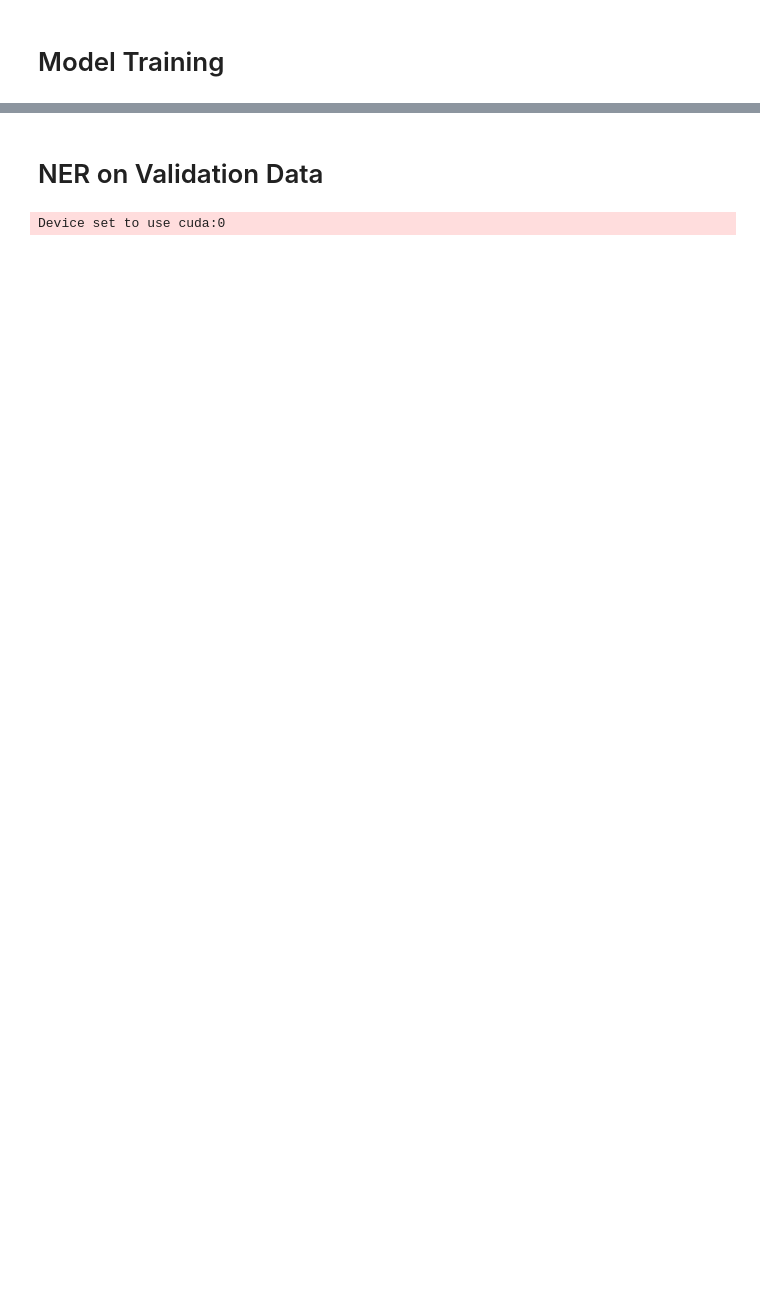
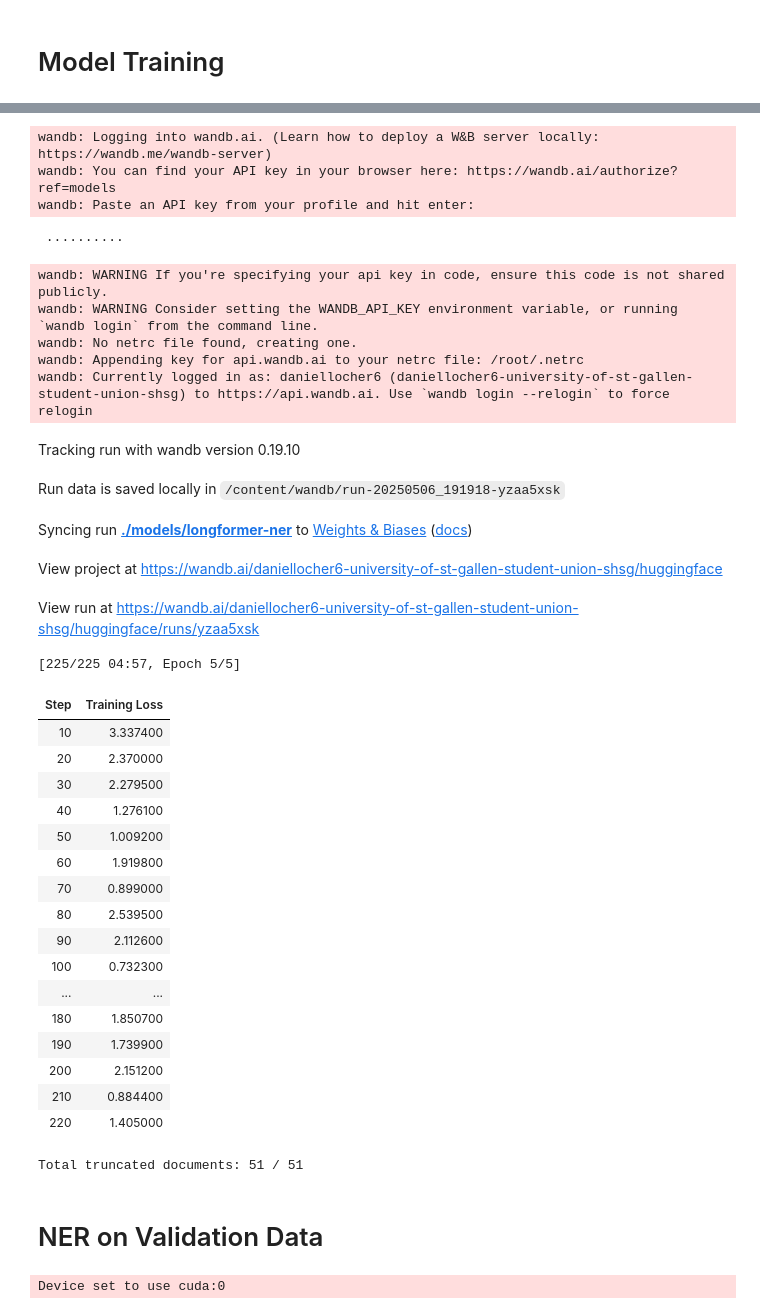
Before and after one commit to dantheman625/nlp_doc_info_extraction, a Jupyter notebook: 3_Training.ipynb, the cells around one changed output, grey strips where cells are left out. Saved outputs shown, nothing was run; the diff lists cells and outputs as text; code cells hidden in the pictures; blank space fills up the shorter version.

```diff
--- a/3_Training.ipynb
+++ b/3_Training.ipynb
@@ -237,12 +219,12 @@ print(f"Original train size: {len(train_orig)}, validation size: {len(val_orig)}
 train_tok = train_orig.map(
     tokenize_and_align_labels,
     batched=False,
-    remove_columns=['domain','title','doc','triplets','entities','label_set','entity_label_set']
+    remove_columns=['domain','title','doc','triples','entities','label_set','entity_label_set']
 )
 val_tok = val_orig.map(
     tokenize_and_align_labels,
     batched=False,
-    remove_columns=['domain','title','doc','triplets','entities','label_set','entity_label_set']
+    remove_columns=['domain','title','doc','triples','entities','label_set','entity_label_set']
 )
 print(f"Documents truncated in training: {trunc_count} / {len(train_tok)}")
 
@@ -288,7 +278,7 @@ You seem to be using the pipelines sequentially on GPU. In order to maximize eff
 # Training arguments
 training_args = TrainingArguments(
     output_dir='./models/longformer-ner',
-    num_train_epochs=20,
+    num_train_epochs=5,
     per_device_train_batch_size=1,
     per_device_eval_batch_size=1,
     logging_dir='./logs',
@@ -341,3 +323,36 @@ Epoch 10/10, Loss: 0.3343
+wandb: Logging into wandb.ai. (Learn how to deploy a W&B server locally: https://wandb.me/wandb-server)
+wandb: You can find your API key in your browser here: https://wandb.ai/authorize?ref=models
+wandb: Paste an API key from your profile and hit enter:
+ ··········
+wandb: WARNING If you're specifying your api key in code, ensure this code is not shared publicly.
+wandb: WARNING Consider setting the WANDB_API_KEY environment variable, or running `wandb login` from the command line.
+wandb: No netrc file found, creating one.
+wandb: Appending key for api.wandb.ai to your netrc file: /root/.netrc
+wandb: Currently logged in as: daniellocher6 (daniellocher6-university-of-st-gallen-student-union-shsg) to https://api.wandb.ai. Use `wandb login --relogin` to force relogin
+Tracking run with wandb version 0.19.10
+Run data is saved locally in /content/wandb/run-20250506_191918-yzaa5xsk
+Syncing run ./models/longformer-ner to Weights & Biases (docs)
+View project at https://wandb.ai/daniellocher6-university-of-st-gallen-student-union-shsg/huggingface
+View run at https://wandb.ai/daniellocher6-university-of-st-gallen-student-union-shsg/huggingface/runs/yzaa5xsk
+[225/225 04:57, Epoch 5/5]
+| Step | Training Loss |
+| 10 | 3.337400 |
+| 20 | 2.370000 |
+| 30 | 2.279500 |
+| 40 | 1.276100 |
+| 50 | 1.009200 |
+| 60 | 1.919800 |
+| 70 | 0.899000 |
+| 80 | 2.539500 |
+| 90 | 2.112600 |
+| 100 | 0.732300 |
+| ... | ... |
+| 180 | 1.850700 |
+| 190 | 1.739900 |
+| 200 | 2.151200 |
+| 210 | 0.884400 |
+| 220 | 1.405000 |
+Total truncated documents: 51 / 51
 # %% [markdown]
 # NER on Validation Data
 # %%
```
Also changed, not shown: parts of 8 cells of this notebook.
